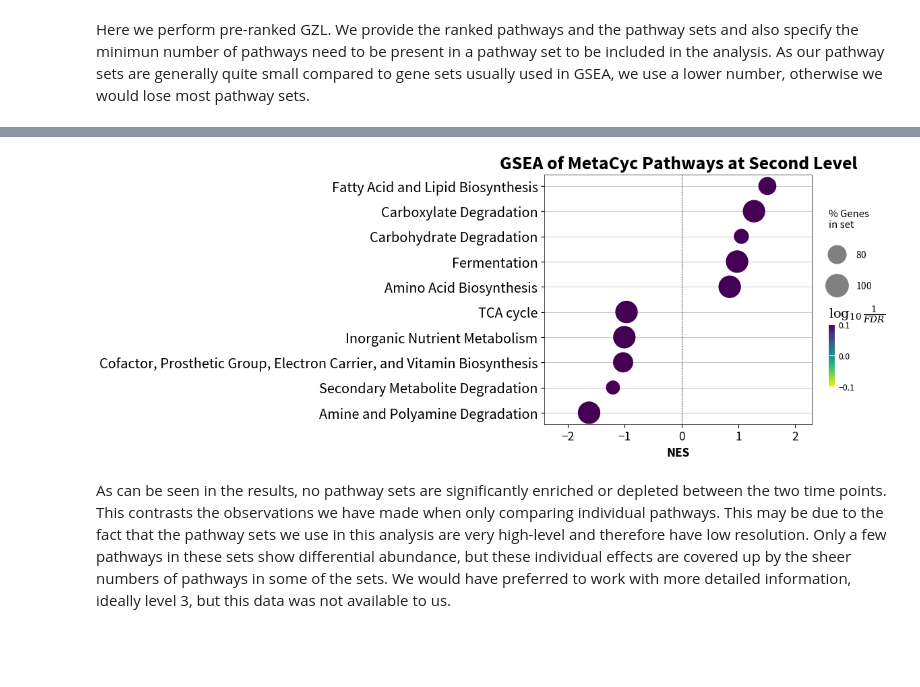
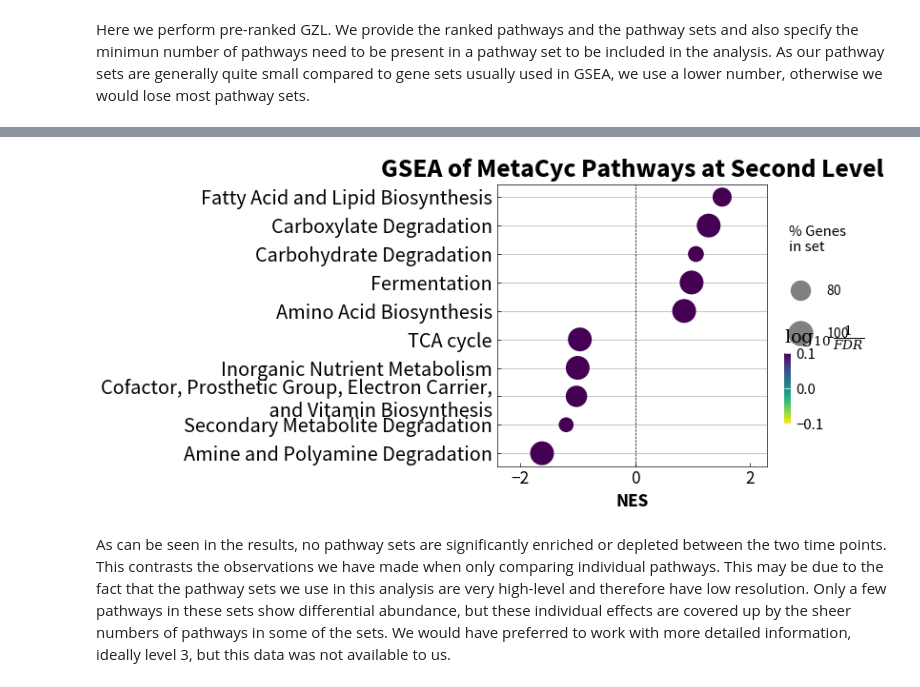
Before and after one commit to Emelie23/microbEvolve2, a Jupyter notebook: scripts/04-2_functional_annotation.ipynb, the cells around one changed output, grey strips where cells are left out. Drawn from its saved outputs; the diff is of its cells as text; code cells hidden in the pictures; blank space fills up the shorter version.

```diff
--- a/scripts/04-2_functional_annotation.ipynb
+++ b/scripts/04-2_functional_annotation.ipynb
@@ -24,10 +30,13 @@ from qiime2 import Artifact
 data_dir = "../data"
 picrust_input_dir = f"{data_dir}/raw/picrust_input"
 picrust_results_dir = f"{data_dir}/processed/picrust2_results"
+os.makedirs(picrust_input_dir, exist_ok=True)
+os.makedirs(picrust_results_dir, exist_ok=True)
 
-plt.style.use("../presentation_style")
+plt.style.use("../presentation.mplstyle")
+os.makedirs("../figures", exist_ok=True)
 
-# Check if Source Sans Pro is available
+# Check if Source Sans Pro is available, only needed for presentation.mplstyle
 fonts = [f.name for f in fm.fontManager.ttflist]
 if "Source Sans Pro" not in fonts:
     plt.rcParams['font.family'] = 'sans-serif'
@@ -400,21 +437,25 @@ Number of significant pathways sets found: 0
 # %%
-fig, ax = plt.subplots(1, 1)
+fig, ax = plt.subplots(1, 1, figsize=(8, 4))
 
+prerank_res.res2d.loc[
+    prerank_res.res2d["Term"] == "Cofactor, Prosthetic Group, Electron Carrier, and Vitamin Biosynthesis",
+    "Term"
+] = "Cofactor, Prosthetic Group, Electron Carrier,\n and Vitamin Biosynthesis"
 gp.dotplot(
     prerank_res.res2d,
     title="GSEA of MetaCyc Pathways at Second Level",
     column="FDR q-val",
     top_term=10,
-    size=4, # adjust dot size
-    figsize=(4,5), cutoff=1, show_ring=False,
+    size=3, # adjust dot size
+    figsize=(8,4), cutoff=1, show_ring=False,
     ax=ax
 )
 ax.axvline(x=0, color='black', linestyle='--', linewidth=.5)
 
 fig.tight_layout()
 fig.savefig("../figures/gsea_metacyc_pathways_second_level.pdf")
 # %% [output]
-[figure, old version]
+[figure, new version]
 # %% [markdown]
 As can be seen in the results, no pathway sets are significantly enriched or depleted between the two time points. This contrasts the observations we have made when only comparing individual pathways. This may be due to the fact that the pathway sets we use in this analysis are very high-level and therefore have low resolution. Only a few pathways in these sets show differential abundance, but these individual effects are covered up by the sheer numbers of pathways in some of the sets. We would have preferred to work with more detailed information, ideally level 3, but this data was not available to us.
 # %% [markdown]
```
Also changed, not shown: parts of 10 cells of this notebook, 1 other file.
